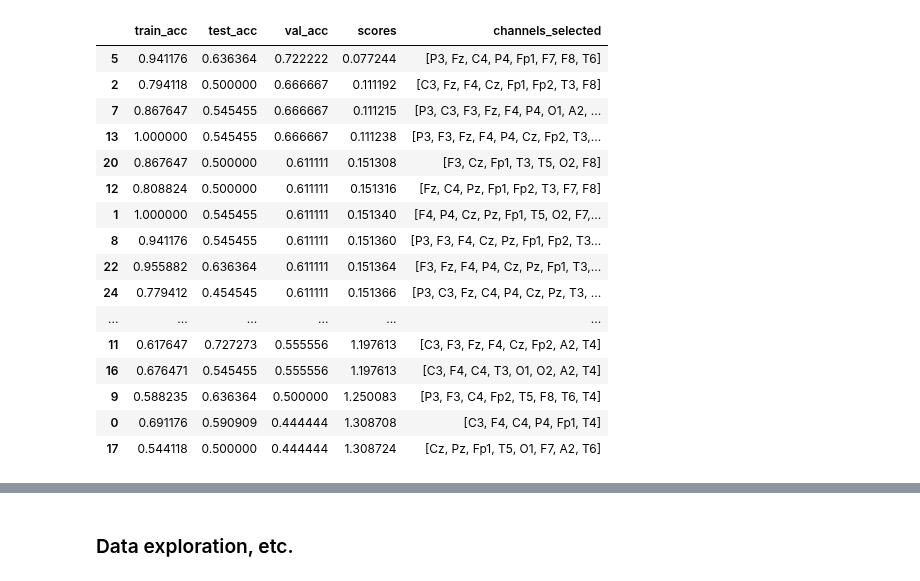
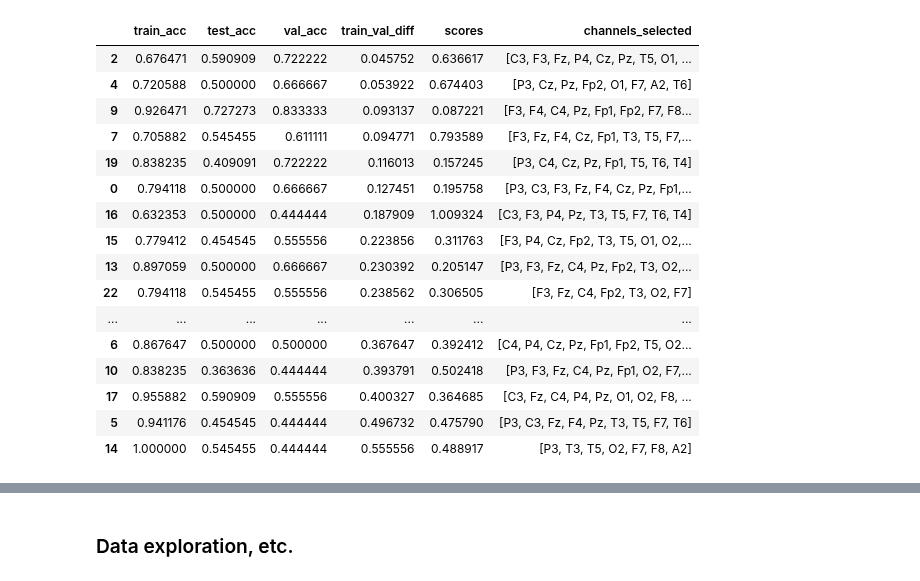
Before and after one commit to Pauligtech/PiEEG_Miniaturization, a Jupyter notebook: model_optimization_tests/shallow_conv_net_test.ipynb, the cells around one changed output, grey strips where cells are left out. Drawn from its saved outputs; the diff is of its cells as text; code cells hidden in the pictures.

Commit message:
subjects search results

```diff
--- a/model_optimization_tests/shallow_conv_net_test.ipynb
+++ b/model_optimization_tests/shallow_conv_net_test.ipynb
@@ -495,15 +510,15 @@ def objective_fn(trial, subjects=[], model_str = "lstm_cnn_net", sfreq = 128, ba
         "channels": _NUM_CHANNELS_,
         "samples": _NUM_SAMPLES_,
 
-        "pool_size_d2": trial.suggest_int("pool_size_d2", 15, 75, step=5),
-        "strides_d2": trial.suggest_int("strides_d2", 3, 31, step=2),
-        "conv_filters_d2": trial.suggest_int("conv_filters_d2", 5, 35, step=2),
+        "pool_size_d2": trial.suggest_int("pool_size_d2", 5, 95, step=5),
+        "strides_d2": trial.suggest_int("strides_d2", 1, 31, step=2),
+        "conv_filters_d2": trial.suggest_int("conv_filters_d2", 5, 55, step=2),
 
         "conv2d_1_units": trial.suggest_int("conv2d_1_units", 10, 200, step=10),
         "conv2d_2_units": trial.suggest_int("conv2d_2_units", 10, 200, step=10),
-        "l2_reg_1": trial.suggest_float("l2_reg_1", 0.001, 0.5),
-        "l2_reg_2": trial.suggest_float("l2_reg_2", 0.001, 0.5),
-        "l2_reg_3": trial.suggest_float("l2_reg_3", 0.001, 0.5),
+        "l2_reg_1": trial.suggest_float("l2_reg_1", 0.001, 0.8),
+        "l2_reg_2": trial.suggest_float("l2_reg_2", 0.001, 0.8),
+        "l2_reg_3": trial.suggest_float("l2_reg_3", 0.001, 0.8),
         "dropout_rate": trial.suggest_float("dropout_rate", 0.1, 0.9, step=0.1),
     }
 
@@ -542,12 +557,14 @@ def objective_fn(trial, subjects=[], model_str = "lstm_cnn_net", sfreq = 128, ba
         "test_accuracy": model.evaluate(X_test, y_test, batch_size=_BATCH_SIZE)[1]
     })
 
-    # cost = (1 - np.mean(history.history["val_accuracy"]))**2 + 1e-2*(1 - np.max(history.history["val_accuracy"]))**2 + 1e-4*len(channels_idx)
+    cost = (1 - np.max(history.history["val_accuracy"]))**2 + 0.5*(1 - np.mean(history.history["val_accuracy"]))**2 + 1e-5*len(channels_idx) + 1e-3*np.mean(np.asarray(history.history["accuracy"]) - np.asarray(history.history["val_accuracy"]))**2
+    # cost = (1 - np.max(history.history["val_accuracy"]))**2 + 1e-5*len(channels_idx) + 1e-3*np.mean(np.asarray(history.history["accuracy"]) - np.asarray(history.history["val_accuracy"]))**2
     # cost = (1 - np.max(history.history["val_accuracy"]))**2 + 8e-5*len(channels_idx) #+ 1e-3*(np.mean(history.history["accuracy"][-2:]) - np.mean(history.history["val_accuracy"][-2:]))**2
     # cost = (1 - np.max(history.history["val_accuracy"]))**2 + 0.25*(1 - np.mean(history.history["val_accuracy"]))**2 + 0.25*(1 - history.history["val_accuracy"][-1])**2 + 8e-5*len(channels_idx) #+ 1e-3*np.mean(np.asarray(history.history["accuracy"]) - np.asarray(history.history["val_accuracy"]))**2
-    cost = (1 - np.max(history.history["val_accuracy"]))**2 + 1e-5*len(channels_idx) + 1e-4*np.mean(np.asarray(history.history["accuracy"]) - np.asarray(history.history["val_accuracy"]))**2 + 1e-5*np.mean(1 - np.max(history.history["accuracy"]))**2
-    if not 0.70 <= np.max(history.history["accuracy"]) <= 1.00 or len(channels_idx) < 5:
-        cost += 1
+    # cost = (1 - np.max(history.history["val_accuracy"]))**2 + 1e-5*len(channels_idx) + 1e-4*np.mean(np.asarray(history.history["accuracy"]) - np.asarray(history.history["val_accuracy"]))**2 + 1e-5*np.mean(1 - np.max(history.history["accuracy"]))**2
+    # if not 0.70 <= np.max(history.history["accuracy"]) <= 1.00 or len(channels_idx) < 5:
+    if not 0.75 <= np.max(history.history["accuracy"]) <= 1.00 or len(channels_idx) < 5:
+        cost += .5
 
     # cost = (1 - np.mean(history.history["val_accuracy"][-2:])) + 0.005*len(channels_idx)
     # cost = (1 - np.mean(history.history["val_accuracy"]))**2 + 2.5e-1*(np.mean(history.history["accuracy"]) - np.mean(history.history["val_accuracy"]))**2 + 1.5e-1*(1 - np.max(history.history["val_accuracy"]))**2 + 5e-2*len(channels_idx)
@@ -568,6 +585,6 @@ def heuristic_optimizer(obj_fn, max_iter = 25, show_progress_bar = True, subject
 
     return study
 
-study = heuristic_optimizer(obj_fn = objective_fn, model_str="shallow_conv_net", subjects=[1], sfreq = 128, batch_size = None, max_iter = 25)
+study = heuristic_optimizer(obj_fn = objective_fn, model_str="shallow_conv_net", subjects=[1], sfreq = None, batch_size = None, max_iter = 25)
 # %% [output]
 Adding metadata with 3 columns
@@ -707,36 +727,39 @@ Adding metadata with 3 columns
 # %%
 trial_metrics_dict = {
     "train_acc": [],
     "test_acc": [],
     "val_acc": [],
+    "train_val_diff": [],
     "scores": [],
     "channels_selected": [],
 }
 for i, trial in enumerate(study.trials_dataframe().itertuples()):
     trial_user_attrs = trial.user_attrs_trial_data
     trial_metrics_dict["scores"].append(trial.value)
     trial_metrics_dict["train_acc"].append(np.max(trial_user_attrs['train_accuracy']))
     trial_metrics_dict["test_acc"].append(trial_user_attrs['test_accuracy'])
     trial_metrics_dict["val_acc"].append(np.max(trial_user_attrs['val_accuracy']))
     trial_metrics_dict["channels_selected"].append(trial_user_attrs['channels_selected'])
+    trial_metrics_dict["train_val_diff"].append(abs(np.max(trial_user_attrs['train_accuracy']) - np.max(trial_user_attrs['val_accuracy'])))
 trial_metrics_df = pd.DataFrame(trial_metrics_dict)
 # trial_metrics_df.sort_values("test_acc", ascending=False)
-trial_metrics_df.sort_values("scores", ascending=True)
+# trial_metrics_df.sort_values("scores", ascending=True)
+trial_metrics_df.sort_values("train_val_diff", ascending=True)
 # %% [output]
-|  | train_acc | test_acc | val_acc | scores | channels_selected |
-| 5 | 0.941176 | 0.636364 | 0.722222 | 0.077244 | [P3, Fz, C4, P4, Fp1, F7, F8, T6] |
-| 2 | 0.794118 | 0.500000 | 0.666667 | 0.111192 | [C3, Fz, F4, Cz, Fp1, Fp2, T3, F8] |
-| 7 | 0.867647 | 0.545455 | 0.666667 | 0.111215 | [P3, C3, F3, Fz, F4, P4, O1, A2, ... |
-| 13 | 1.000000 | 0.545455 | 0.666667 | 0.111238 | [P3, F3, Fz, F4, P4, Cz, Fp2, T3,... |
-| 20 | 0.867647 | 0.500000 | 0.611111 | 0.151308 | [F3, Cz, Fp1, T3, T5, O2, F8] |
-| 12 | 0.808824 | 0.500000 | 0.611111 | 0.151316 | [Fz, C4, Pz, Fp1, Fp2, T3, F7, F8] |
-| 1 | 1.000000 | 0.545455 | 0.611111 | 0.151340 | [F4, P4, Cz, Pz, Fp1, T5, O2, F7,... |
-| 8 | 0.941176 | 0.545455 | 0.611111 | 0.151360 | [P3, F3, F4, Cz, Pz, Fp1, Fp2, T3... |
-| 22 | 0.955882 | 0.636364 | 0.611111 | 0.151364 | [F3, Fz, F4, P4, Cz, Pz, Fp1, T3,... |
-| 24 | 0.779412 | 0.454545 | 0.611111 | 0.151366 | [P3, C3, Fz, C4, P4, Cz, Pz, T3, ... |
-| ... | ... | ... | ... | ... | ... |
-| 11 | 0.617647 | 0.727273 | 0.555556 | 1.197613 | [C3, F3, Fz, F4, Cz, Fp2, A2, T4] |
-| 16 | 0.676471 | 0.545455 | 0.555556 | 1.197613 | [C3, F4, C4, T3, O1, O2, A2, T4] |
-| 9 | 0.588235 | 0.636364 | 0.500000 | 1.250083 | [P3, F3, C4, Fp2, T5, F8, T6, T4] |
-| 0 | 0.691176 | 0.590909 | 0.444444 | 1.308708 | [C3, F4, C4, P4, Fp1, T4] |
-| 17 | 0.544118 | 0.500000 | 0.444444 | 1.308724 | [Cz, Pz, Fp1, T5, O1, F7, A2, T6] |
+|  | train_acc | test_acc | val_acc | train_val_diff | scores | channels_selected |
+| 2 | 0.676471 | 0.590909 | 0.722222 | 0.045752 | 0.636617 | [C3, F3, Fz, P4, Cz, Pz, T5, O1, ... |
+| 4 | 0.720588 | 0.500000 | 0.666667 | 0.053922 | 0.674403 | [P3, Cz, Pz, Fp2, O1, F7, A2, T6] |
+| 9 | 0.926471 | 0.727273 | 0.833333 | 0.093137 | 0.087221 | [F3, F4, C4, Pz, Fp1, Fp2, F7, F8... |
+| 7 | 0.705882 | 0.545455 | 0.611111 | 0.094771 | 0.793589 | [F3, Fz, F4, Cz, Fp1, T3, T5, F7,... |
+| 19 | 0.838235 | 0.409091 | 0.722222 | 0.116013 | 0.157245 | [P3, C4, Cz, Pz, Fp1, T5, T6, T4] |
+| 0 | 0.794118 | 0.500000 | 0.666667 | 0.127451 | 0.195758 | [P3, C3, F3, Fz, F4, Cz, Pz, Fp1,... |
+| 16 | 0.632353 | 0.500000 | 0.444444 | 0.187909 | 1.009324 | [C3, F3, P4, Pz, T3, T5, F7, T6, T4] |
+| 15 | 0.779412 | 0.454545 | 0.555556 | 0.223856 | 0.311763 | [F3, P4, Cz, Fp2, T3, T5, O1, O2,... |
+| 13 | 0.897059 | 0.500000 | 0.666667 | 0.230392 | 0.205147 | [P3, F3, Fz, C4, Pz, Fp2, T3, O2,... |
+| 22 | 0.794118 | 0.545455 | 0.555556 | 0.238562 | 0.306505 | [F3, Fz, C4, Fp2, T3, O2, F7] |
+| ... | ... | ... | ... | ... | ... | ... |
+| 6 | 0.867647 | 0.500000 | 0.500000 | 0.367647 | 0.392412 | [C4, P4, Cz, Pz, Fp1, Fp2, T5, O2... |
+| 10 | 0.838235 | 0.363636 | 0.444444 | 0.393791 | 0.502418 | [P3, F3, Fz, C4, Pz, Fp1, O2, F7,... |
+| 17 | 0.955882 | 0.590909 | 0.555556 | 0.400327 | 0.364685 | [C3, Fz, C4, P4, Pz, O1, O2, F8, ... |
+| 5 | 0.941176 | 0.454545 | 0.444444 | 0.496732 | 0.475790 | [P3, C3, Fz, F4, Pz, T3, T5, F7, T6] |
+| 14 | 1.000000 | 0.545455 | 0.444444 | 0.555556 | 0.488917 | [P3, T3, T5, O2, F7, F8, A2] |
```
Also changed, not shown: parts of 8 cells of this notebook, 2 other files.
